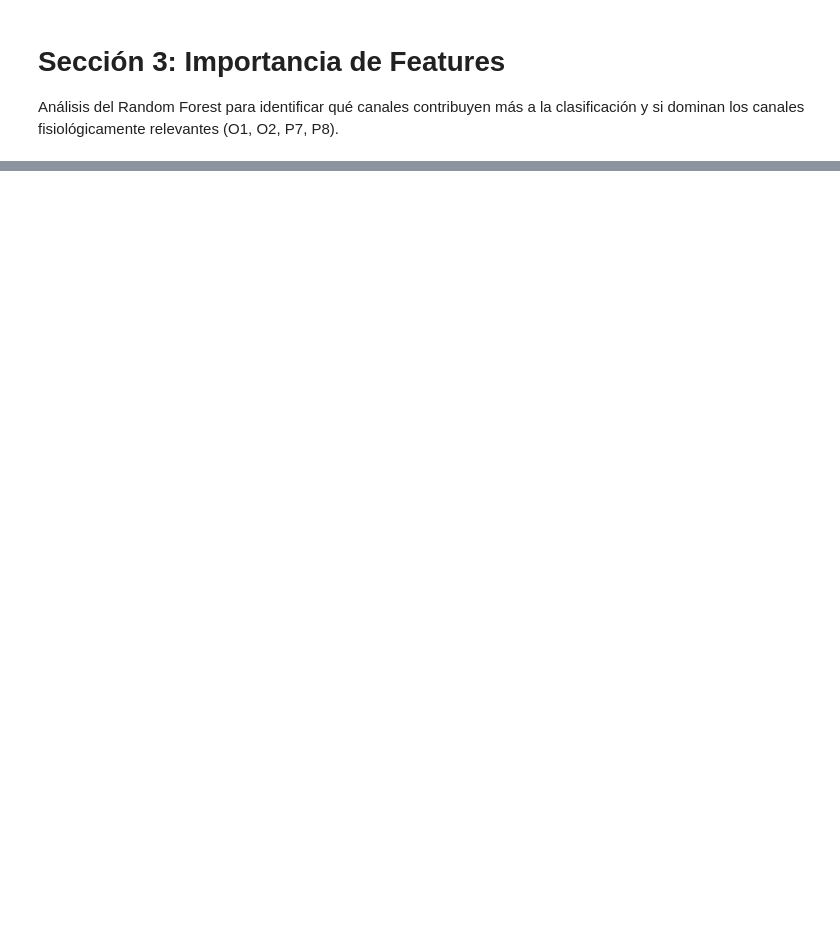
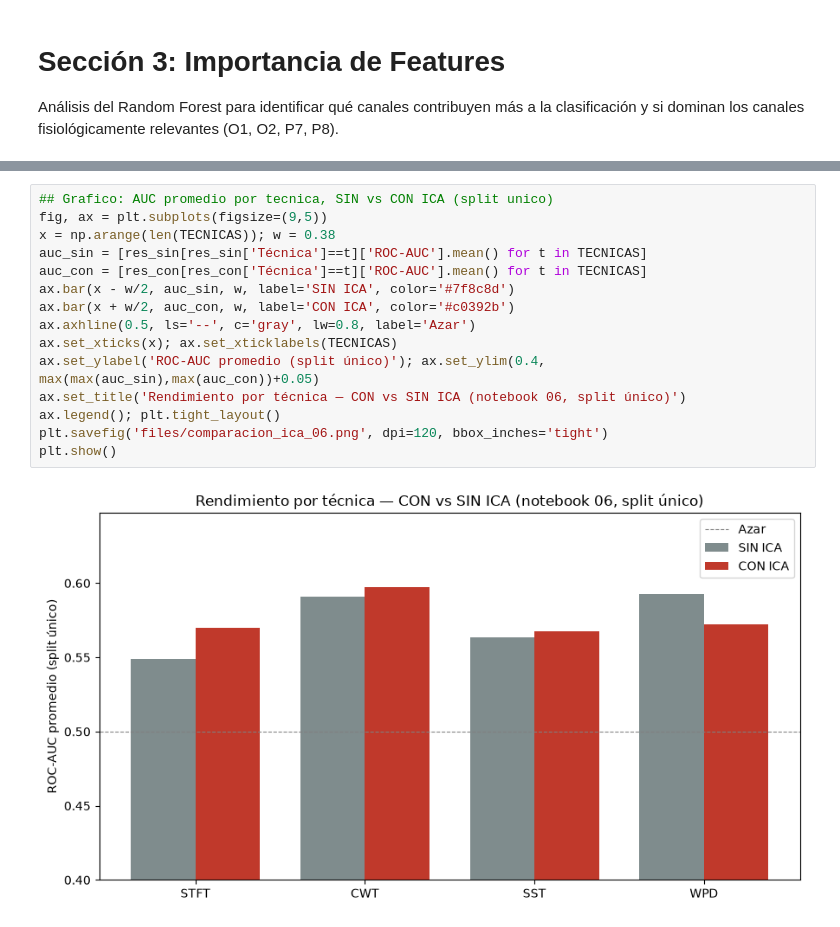
Before and after one commit to benjaauf/Proyecto_INF405, a Jupyter notebook: 06_CLASIFICACION.ipynb, the cells around one changed output, grey strips where cells are left out. Drawn from its saved outputs; the diff is of its cells as text; blank space fills up the shorter version.

```diff
--- a/06_CLASIFICACION.ipynb
+++ b/06_CLASIFICACION.ipynb
@@ -546,3 +706,20 @@ plt.show()
+# %%
+## Grafico: AUC promedio por tecnica, SIN vs CON ICA (split unico)
+fig, ax = plt.subplots(figsize=(9,5))
+x = np.arange(len(TECNICAS)); w = 0.38
+auc_sin = [res_sin[res_sin['Técnica']==t]['ROC-AUC'].mean() for t in TECNICAS]
+auc_con = [res_con[res_con['Técnica']==t]['ROC-AUC'].mean() for t in TECNICAS]
+ax.bar(x - w/2, auc_sin, w, label='SIN ICA', color='#7f8c8d')
+ax.bar(x + w/2, auc_con, w, label='CON ICA', color='#c0392b')
+ax.axhline(0.5, ls='--', c='gray', lw=0.8, label='Azar')
+ax.set_xticks(x); ax.set_xticklabels(TECNICAS)
+ax.set_ylabel('ROC-AUC promedio (split único)'); ax.set_ylim(0.4, max(max(auc_sin),max(auc_con))+0.05)
+ax.set_title('Rendimiento por técnica — CON vs SIN ICA (notebook 06, split único)')
+ax.legend(); plt.tight_layout()
+plt.savefig('files/comparacion_ica_06.png', dpi=120, bbox_inches='tight')
+plt.show()
+# %% [output]
+[figure, added]
 # %% [markdown]
 # Sección 4: Síntesis y conclusiones
 
```
Also changed, not shown: parts of 15 cells of this notebook, 13 other files.
